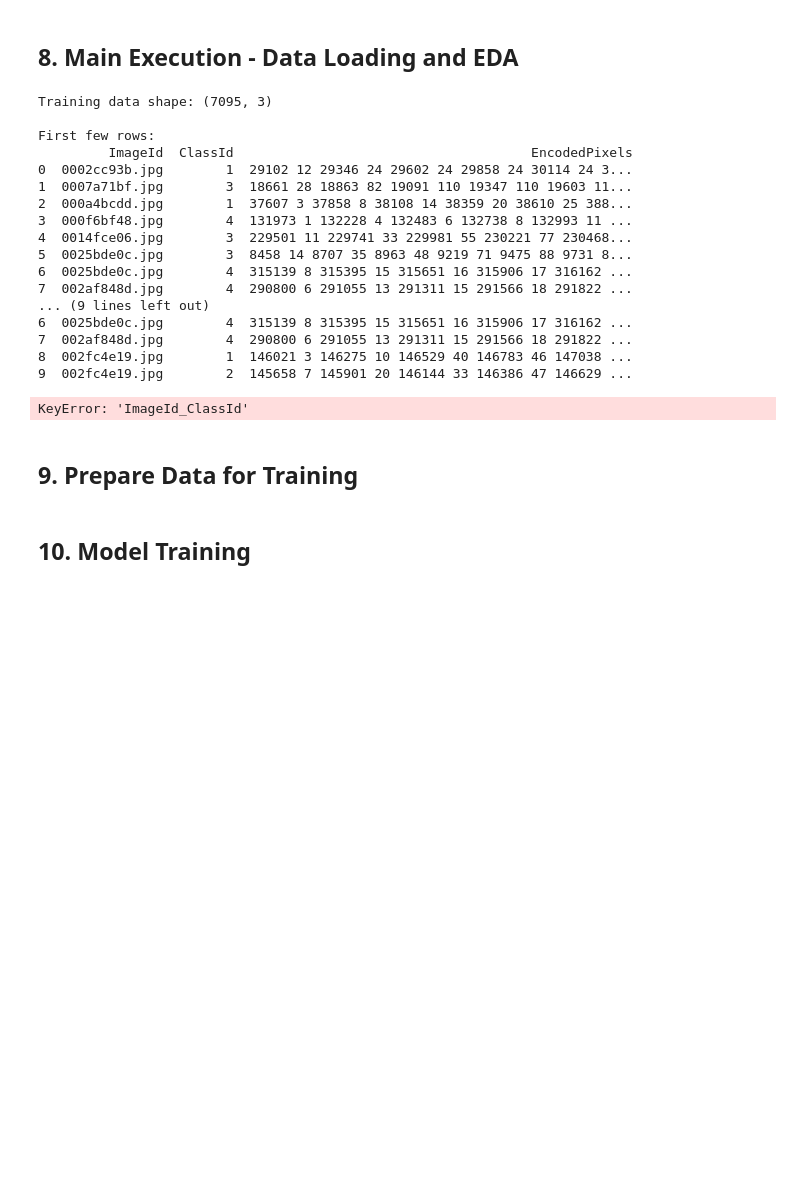
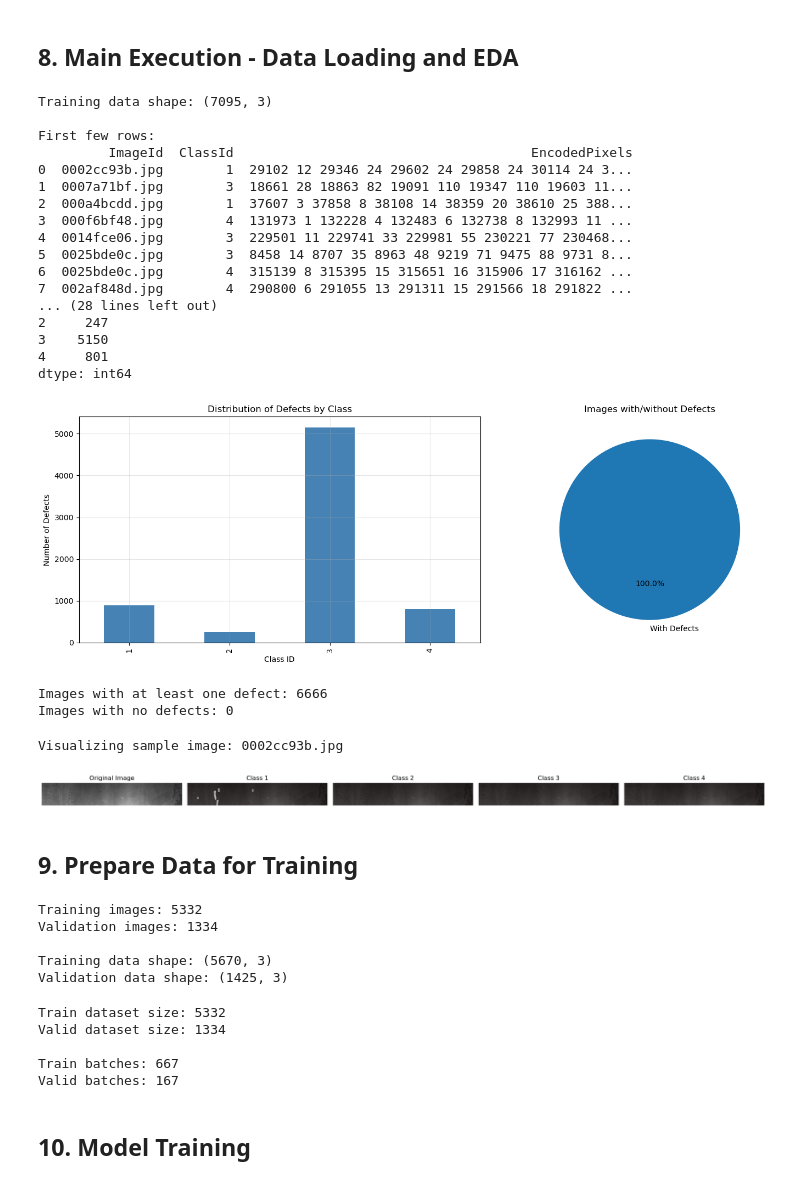
Before and after one commit to amitkumargope/Amit-s_Kaggle_competitions-_2025, a Jupyter notebook: Severstal-Steel Defect Detection/Steel_Defect_Detection.ipynb, the cells around one changed output. Saved outputs shown, nothing was run; the diff lists cells and outputs as text; code cells hidden in the pictures; blank space fills up the shorter version.

```diff
--- a/Severstal-Steel Defect Detection/Steel_Defect_Detection.ipynb
+++ b/Severstal-Steel Defect Detection/Steel_Defect_Detection.ipynb
@@ -895,9 +895,8 @@ print(f"Training data shape: {train_df.shape}")
 print("\nFirst few rows:")
 print(train_df.head(10))
 
-# Parse ImageId and ClassId
-train_df['ImageId'] = train_df['ImageId_ClassId'].apply(lambda x: x.split('_')[0])
-train_df['ClassId'] = train_df['ImageId_ClassId'].apply(lambda x: int(x.split('_')[1]))
+# Check column names
+print(f"\nColumn names: {train_df.columns.tolist()}")
 
 print(f"\nTotal images: {train_df['ImageId'].nunique()}")
 print(f"Total classes: {train_df['ClassId'].nunique()}")
@@ -923,34 +922,45 @@ First few rows:
 5  0025bde0c.jpg        3  8458 14 8707 35 8963 48 9219 71 9475 88 9731 8...
 6  0025bde0c.jpg        4  315139 8 315395 15 315651 16 315906 17 316162 ...
 7  002af848d.jpg        4  290800 6 291055 13 291311 15 291566 18 291822 ...
-... (9 lines left out)
-6  0025bde0c.jpg        4  315139 8 315395 15 315651 16 315906 17 316162 ...
-7  002af848d.jpg        4  290800 6 291055 13 291311 15 291566 18 291822 ...
-8  002fc4e19.jpg        1  146021 3 146275 10 146529 40 146783 46 147038 ...
-9  002fc4e19.jpg        2  145658 7 145901 20 146144 33 146386 47 146629 ...
+... (28 lines left out)
+2     247
+3    5150
+4     801
+dtype: int64
-KeyError: 'ImageId_ClassId'
 # %%
 # Visualize defect distribution
 fig, axes = plt.subplots(1, 2, figsize=(15, 5))
 
 # Defects by class
 defect_counts.plot(kind='bar', ax=axes[0], color='steelblue')
 axes[0].set_xlabel('Class ID')
 axes[0].set_ylabel('Number of Defects')
 axes[0].set_title('Distribution of Defects by Class')
 axes[0].grid(True, alpha=0.3)
 
 # Images with/without defects
 has_defect = train_df.groupby('ImageId')['EncodedPixels'].apply(lambda x: x.notna().any())
 defect_status = has_defect.value_counts()
-axes[1].pie(defect_status, labels=['With Defects', 'No Defects'], autopct='%1.1f%%', startangle=90)
+
+# Only create pie chart if there are both categories
+if len(defect_status) > 1:
+    labels = ['With Defects', 'No Defects'] if defect_status.index[0] else ['No Defects', 'With Defects']
+    axes[1].pie(defect_status, labels=labels, autopct='%1.1f%%', startangle=90)
+else:
+    # If all images have defects or all don't
+    label = 'With Defects' if defect_status.index[0] else 'No Defects'
+    axes[1].pie([defect_status.values[0]], labels=[label], autopct='%1.1f%%', startangle=90)
 axes[1].set_title('Images with/without Defects')
 
 plt.tight_layout()
 plt.show()
 
 print(f"\nImages with at least one defect: {has_defect.sum()}")
 print(f"Images with no defects: {(~has_defect).sum()}")
+# %% [output]
+[figure, added]
+Images with at least one defect: 6666
+Images with no defects: 0
 # %%
 # Visualize sample images with defects
 # Find images with defects for each class
@@ -966,6 +976,9 @@ if sample_images:
     sample_image = list(sample_images.values())[0]
     print(f"Visualizing sample image: {sample_image}")
     visualize_sample(train_df, config.TRAIN_IMG_PATH, sample_image)
+# %% [output]
+Visualizing sample image: 0002cc93b.jpg
+[figure, added]
 # %% [markdown]
 ## 9. Prepare Data for Training
 # %%
@@ -986,6 +999,12 @@ valid_data = train_df[train_df['ImageId'].isin(valid_images)].reset_index(drop=T
 
 print(f"\nTraining data shape: {train_data.shape}")
 print(f"Validation data shape: {valid_data.shape}")
+# %% [output]
+Training images: 5332
+Validation images: 1334
+
+Training data shape: (5670, 3)
+Validation data shape: (1425, 3)
 # %%
 # Create datasets
 train_transforms = get_train_transforms(config.IMG_HEIGHT, config.IMG_WIDTH)
@@ -1027,6 +1046,12 @@ valid_loader = DataLoader(
 
 print(f"\nTrain batches: {len(train_loader)}")
 print(f"Valid batches: {len(valid_loader)}")
+# %% [output]
+Train dataset size: 5332
+Valid dataset size: 1334
+
+Train batches: 667
+Valid batches: 167
 # %% [markdown]
 ## 10. Model Training
 # %%
```
Also changed, not shown: parts of 3 cells of this notebook.
